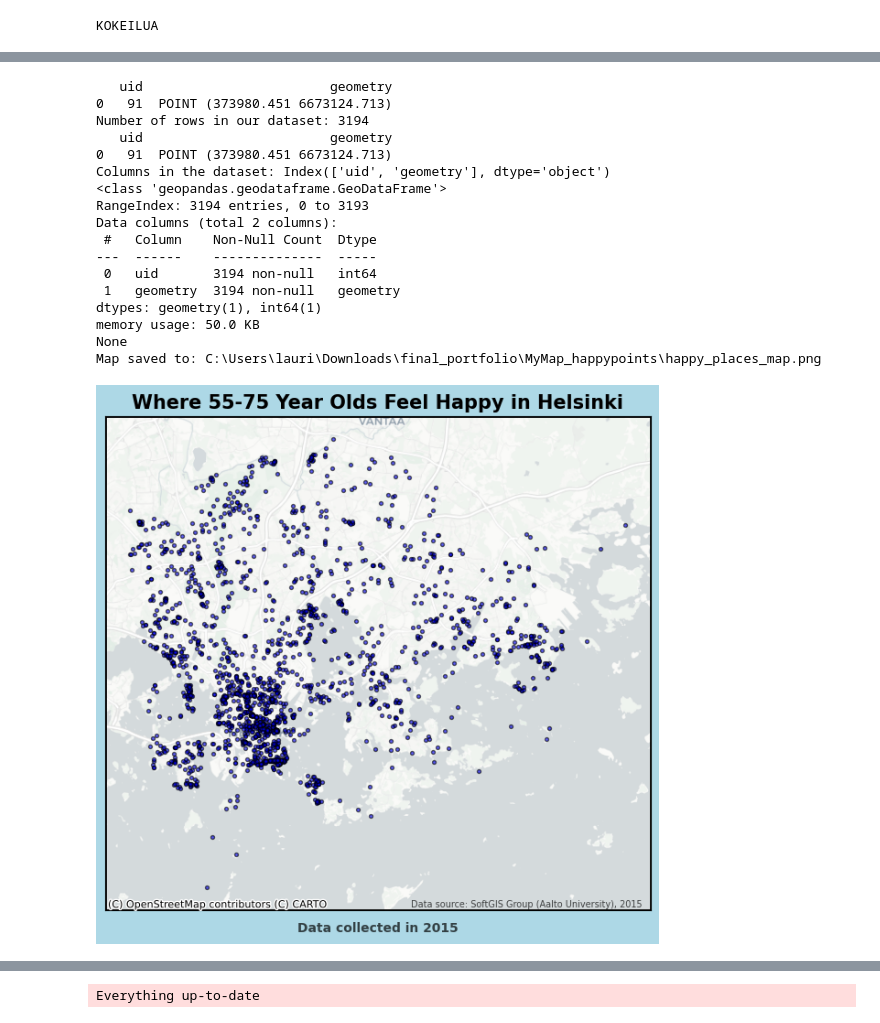
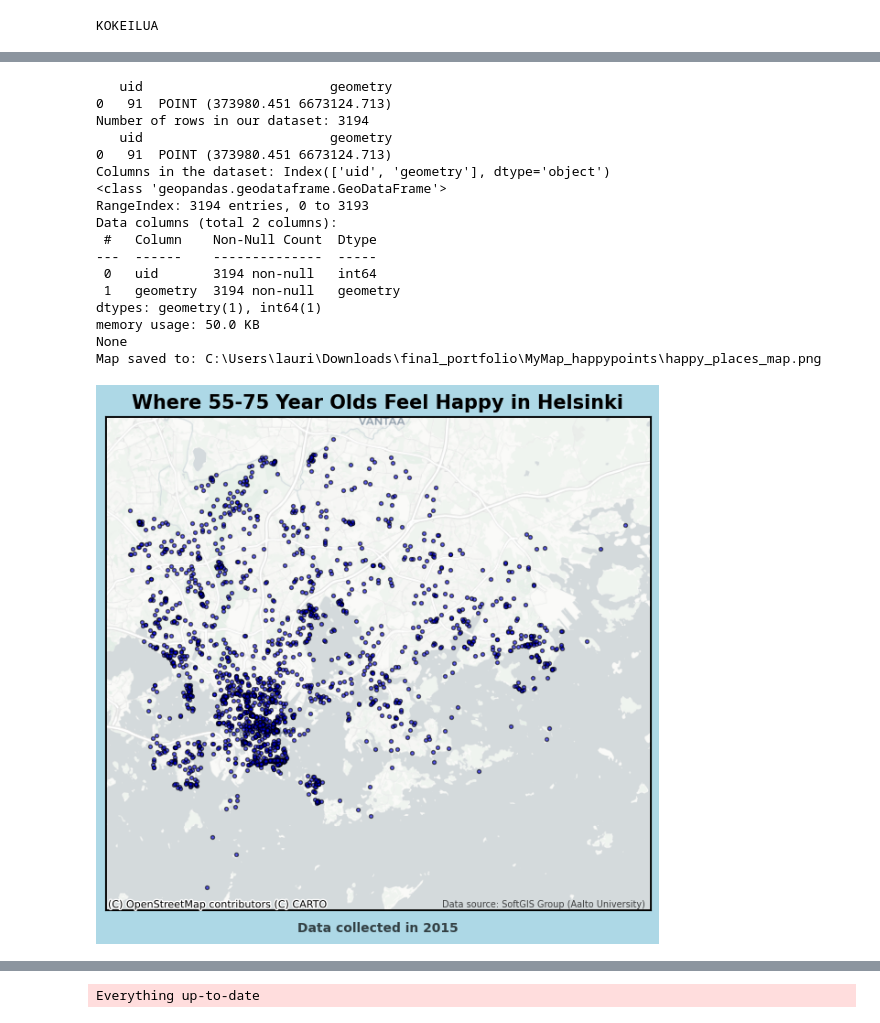
Before and after one commit to levolak/cartogis-portfolio, a Jupyter notebook: portfolio.ipynb, the cells around one changed output, grey strips where cells are left out. Drawn from its saved outputs; the diff is of its cells as text; code cells hidden in the pictures.

```diff
--- a/portfolio.ipynb
+++ b/portfolio.ipynb
@@ -101,7 +101,7 @@ main_title_text = 'Where 55-75 Year Olds Feel Happy in Helsinki'
 ax.set_title(main_title_text, fontsize=15, weight='bold')
 
 # Add data source attribution
-attribution_text = "Data source: SoftGIS Group (Aalto University), 2015 "
+attribution_text = "Data source: SoftGIS Group (Aalto University)"
 ax.text(0.99, 0.002, attribution_text, transform=ax.transAxes, fontsize=7,
         verticalalignment='bottom', horizontalalignment='right', color='black', alpha=0.7)
 
@@ -122,34 +122,34 @@ ax.axis('on')
 # Add a black frame
 rect = Rectangle((0, 0), 1, 1, transform=ax.transAxes, linewidth=2, edgecolor='black', facecolor='none')
 ax.add_patch(rect)
 
 # Adjust figure size and modify only left and right margins
 fig.set_size_inches(12, 6)  # Increase width only
 fig.subplots_adjust(left=0.1, right=0.9, top=0.95, bottom=0.05)  # Keep top and bottom as they were
 
 # Save the map
 map_file_path = MAP_DIRECTORY / 'happy_places_map.png'
 fig.savefig(map_file_path, bbox_inches='tight', pad_inches=0.1)
 print(f"Map saved to: {map_file_path}")
 # %% [output]
    uid                        geometry
 0   91  POINT (373980.451 6673124.713)
 Number of rows in our dataset: 3194
    uid                        geometry
 0   91  POINT (373980.451 6673124.713)
 Columns in the dataset: Index(['uid', 'geometry'], dtype='object')
 <class 'geopandas.geodataframe.GeoDataFrame'>
 RangeIndex: 3194 entries, 0 to 3193
 Data columns (total 2 columns):
  #   Column    Non-Null Count  Dtype
 ---  ------    --------------  -----
  0   uid       3194 non-null   int64
  1   geometry  3194 non-null   geometry
 dtypes: geometry(1), int64(1)
 memory usage: 50.0 KB
 None
 Map saved to: C:\Users\lauri\Downloads\final_portfolio\MyMap_happypoints\happy_places_map.png
-[figure, old version]
+[figure, new version]
 # %%
 # This push changes to Github page
 
```
Also changed, not shown: parts of 1 cell of this notebook, 2 other files.
